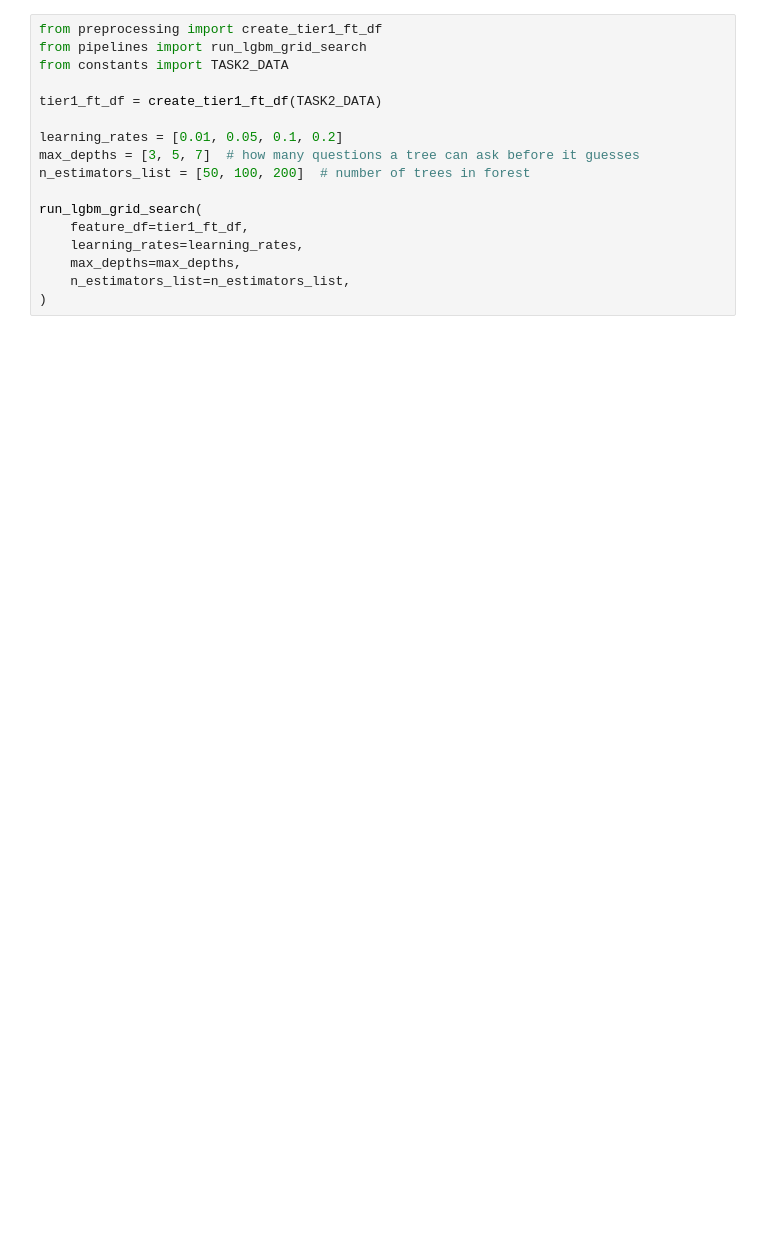
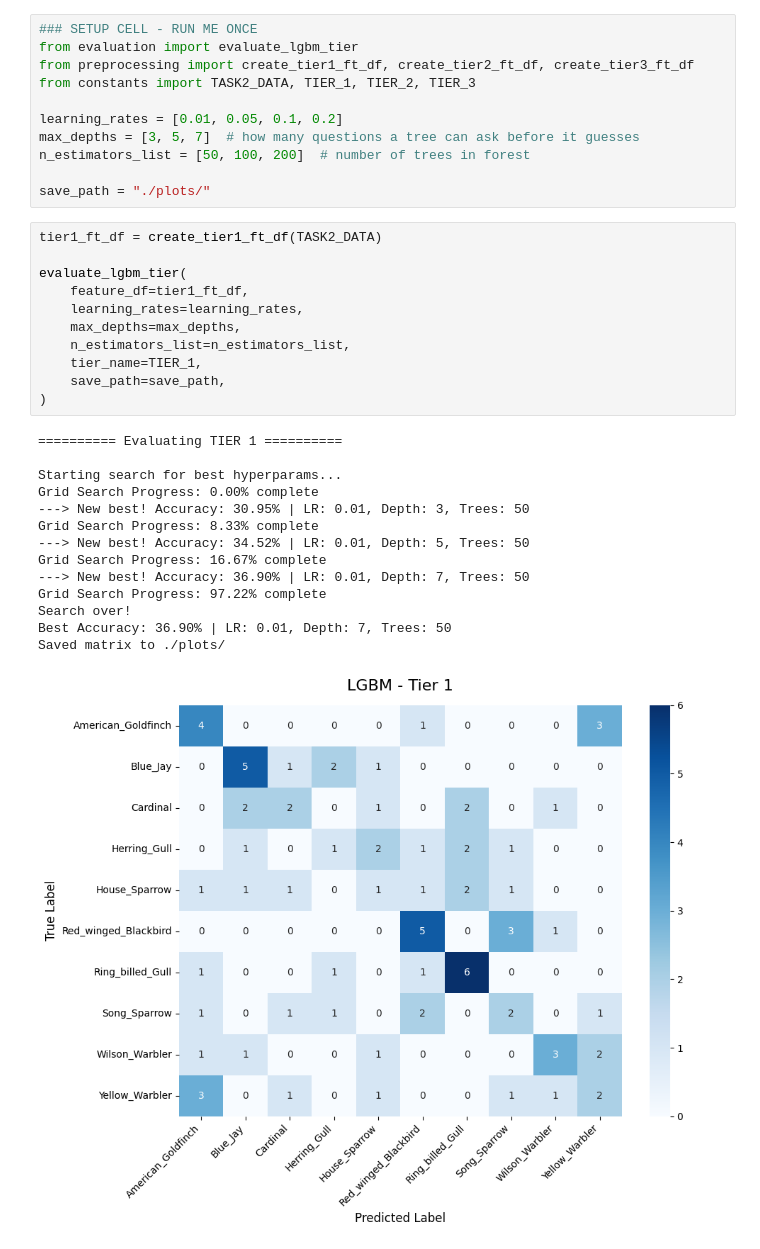
Before and after one commit to lricketson/comp30027-assmt-2, a Jupyter notebook: 03_lightGBM.ipynb, the cells around one changed output. Drawn from its saved outputs; the diff is of its cells as text; blank space fills up the shorter version.

```diff
--- a/03_lightGBM.ipynb
+++ b/03_lightGBM.ipynb
@@ -1,18 +1,38 @@
+# %%
+### SETUP CELL - RUN ME ONCE
+from evaluation import evaluate_lgbm_tier
+from preprocessing import create_tier1_ft_df, create_tier2_ft_df, create_tier3_ft_df
+from constants import TASK2_DATA, TIER_1, TIER_2, TIER_3
+
+learning_rates = [0.01, 0.05, 0.1, 0.2]
+max_depths = [3, 5, 7]  # how many questions a tree can ask before it guesses
+n_estimators_list = [50, 100, 200]  # number of trees in forest
+
+save_path = "./plots/"
 # %%
-from preprocessing import create_tier1_ft_df
-from pipelines import run_lgbm_grid_search
-from constants import TASK2_DATA
-
 tier1_ft_df = create_tier1_ft_df(TASK2_DATA)
 
-learning_rates = [0.01, 0.05, 0.1, 0.2]
-max_depths = [3, 5, 7]  # how many questions a tree can ask before it guesses
-n_estimators_list = [50, 100, 200]  # number of trees in forest
-
-run_lgbm_grid_search(
+evaluate_lgbm_tier(
     feature_df=tier1_ft_df,
     learning_rates=learning_rates,
     max_depths=max_depths,
     n_estimators_list=n_estimators_list,
+    tier_name=TIER_1,
+    save_path=save_path,
 )
+# %% [output]
+========== Evaluating TIER 1 ==========
+
+Starting search for best hyperparams...
+Grid Search Progress: 0.00% complete
+---> New best! Accuracy: 30.95% | LR: 0.01, Depth: 3, Trees: 50
+Grid Search Progress: 8.33% complete
+---> New best! Accuracy: 34.52% | LR: 0.01, Depth: 5, Trees: 50
+Grid Search Progress: 16.67% complete
+---> New best! Accuracy: 36.90% | LR: 0.01, Depth: 7, Trees: 50
+Grid Search Progress: 97.22% complete
+Search over!
+Best Accuracy: 36.90% | LR: 0.01, Depth: 7, Trees: 50
+Saved matrix to ./plots/
+[figure, added]
 # %%
```
Also changed, not shown: parts of 2 cells of this notebook, 7 other files.
